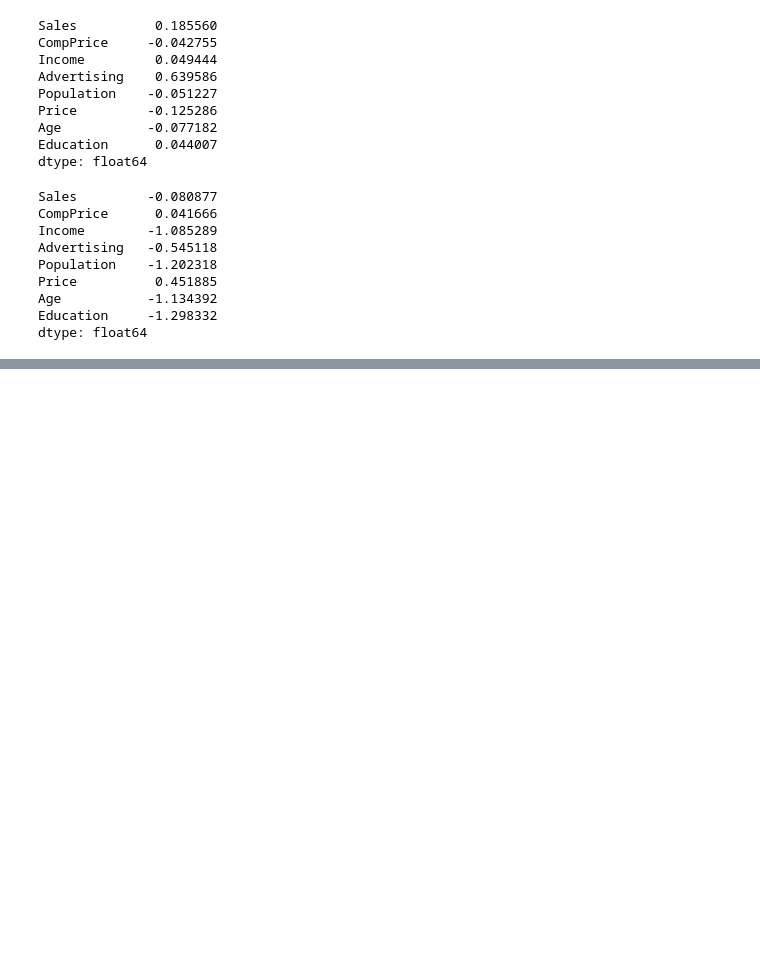
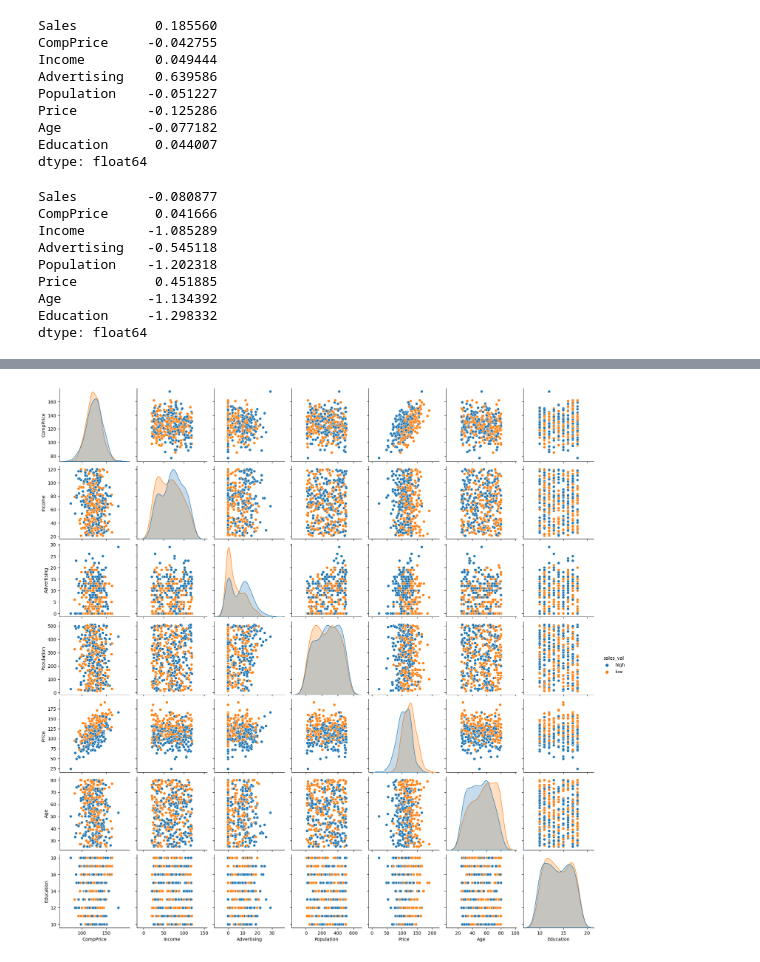
Before and after one commit to Prajwal-PK/Data_Science_Assignments, a Jupyter notebook: Assignment 14 - Decision Tree/Decision_Tree_Company_Data.ipynb, the cells around one changed output, grey strips where cells are left out. Saved outputs shown, nothing was run; the diff lists cells and outputs as text; code cells hidden in the pictures; blank space fills up the shorter version.

```diff
--- a/Assignment 14 - Decision Tree/Decision_Tree_Company_Data.ipynb
+++ b/Assignment 14 - Decision Tree/Decision_Tree_Company_Data.ipynb
@@ -118 +106,6 @@ sns.heatmap(corr,annot=True)
+# %%
+sns.pairplot(data = df, hue = 'sales_val')
+plt.show()
+# %% [output]
+[figure, added]
 # %%
```
Also changed, not shown: parts of 23 cells of this notebook, 7 other files.
